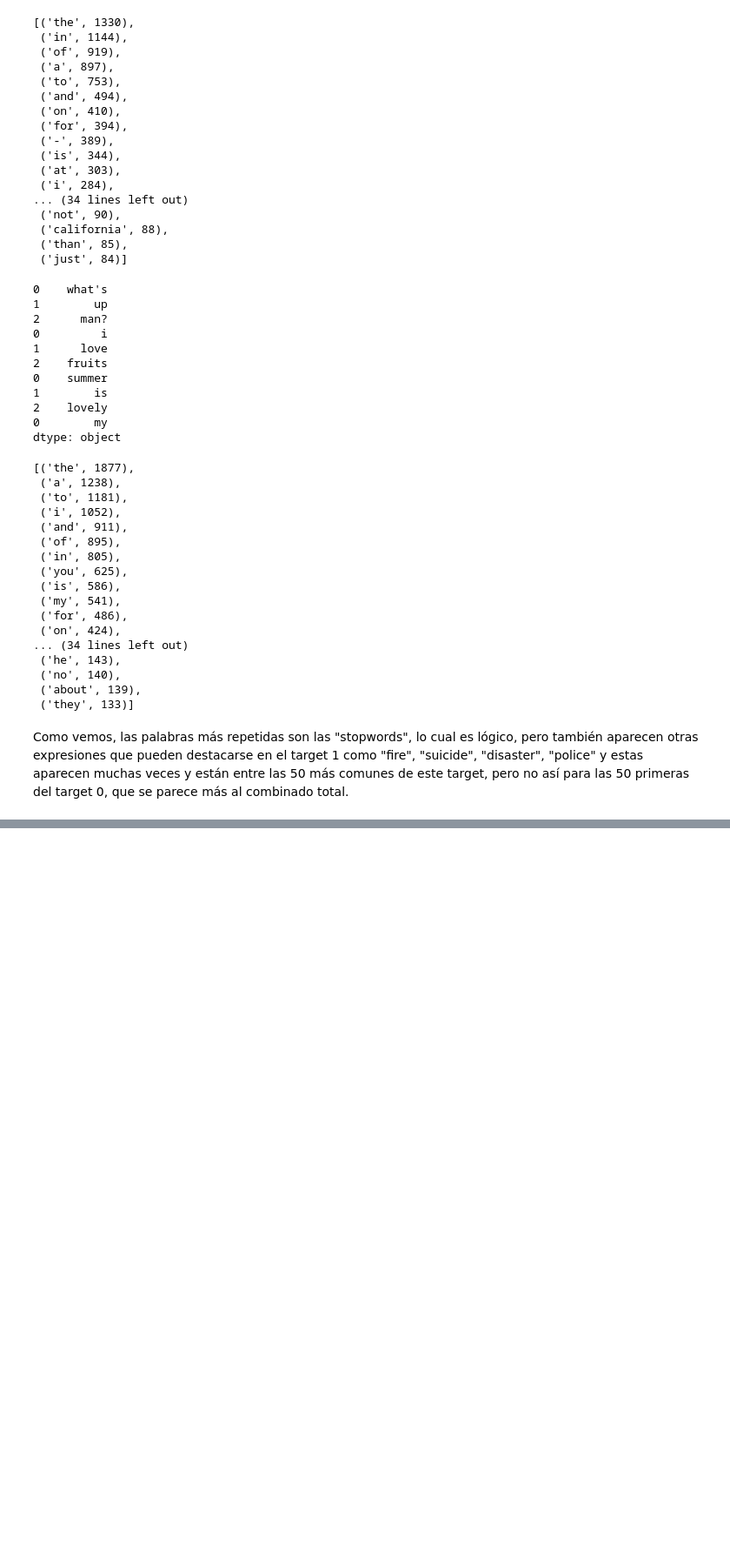
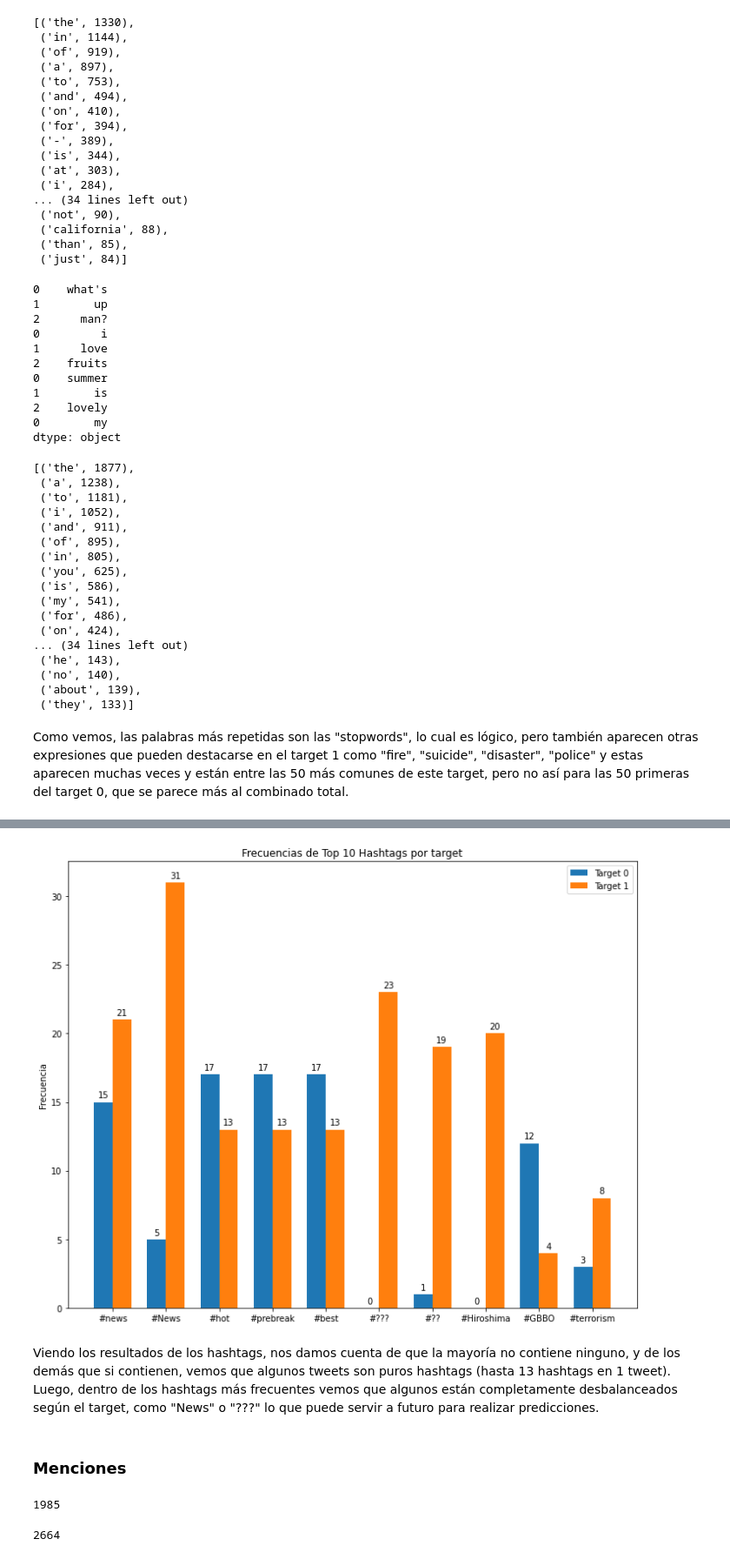
Before and after one commit to ffelfis/Orga_Datos_TPs, a Jupyter notebook: TP1/tweets.ipynb, the cells around one changed output, grey strips where cells are left out. Shown at 87% size. Saved outputs shown, nothing was run; the diff lists cells and outputs as text; code cells hidden in the pictures; blank space fills up the shorter version.

Commit message:
Se agregó Hashtags_y_Menciones al notebook principal.

```diff
--- a/TP1/tweets.ipynb
+++ b/TP1/tweets.ipynb
@@ -547,0 +552,2 @@ Como vemos, las palabras más repetidas son las "stopwords", lo cual es lógico,
+# %%
+df = pd.read_csv('train.csv')
@@ -547,0 +650,4 @@ Como vemos, las palabras más repetidas son las "stopwords", lo cual es lógico,
+# %%
+top_10_hashtags = Counter(hashtags).most_common(10)
+#Top 10 hashtags con frecuencias
+top_10_hashtags
@@ -547,0 +665,14 @@ Como vemos, las palabras más repetidas son las "stopwords", lo cual es lógico,
+# %%
+cant_top_10_hashtags_por_target = []
+for x in top_10_hashtags:
+    cant_top_10_hashtags_por_target.append([x[0], 0, 0])
+# %%
+index = 0
+for x in df["text"]:
+    for i in x:
+        if i in [j[0] for j in top_10_hashtags]:
+            if df.loc[index]["target"] == 0:
+                cant_top_10_hashtags_por_target[[j[0] for j in top_10_hashtags].index(i)][1] += 1
+            else:
+                cant_top_10_hashtags_por_target[[j[0] for j in top_10_hashtags].index(i)][2] += 1
+    index += 1
@@ -547,0 +693,38 @@ Como vemos, las palabras más repetidas son las "stopwords", lo cual es lógico,
+# %%
+ancho = 0.35
+x = pd.array(range(len(cant_top_10_hashtags_por_target)))
+fig, ax = plt.subplots()
+fig.set_size_inches(10, 8)
+rects1 = ax.bar(x - ancho/2, [i[1] for i in cant_top_10_hashtags_por_target], ancho, label='Target 0')
+rects2 = ax.bar(x + ancho/2, [i[2] for i in cant_top_10_hashtags_por_target], ancho, label='Target 1')
+
+ax.set_ylabel('Frecuencia')
+ax.set_title('Frecuencias de Top 10 Hashtags por target')
+ax.set_xticks(x)
+ax.set_xticklabels([i[0] for i in cant_top_10_hashtags_por_target])
+ax.legend()
+
+
+def autolabel(rects):
+    """Attach a text label above each bar in *rects*, displaying its height."""
+    for rect in rects:
+        height = rect.get_height()
+        ax.annotate('{}'.format(height),
+                    xy=(rect.get_x() + rect.get_width() / 2, height),
+                    xytext=(0, 3),  # 3 points vertical offset
+                    textcoords="offset points",
+                    ha='center', va='bottom')
+
+
+autolabel(rects1)
+autolabel(rects2)
+
+fig.tight_layout()
+
+plt.show()
+# %% [output]
+[figure, added]
+# %% [markdown]
+Viendo los resultados de los hashtags, nos damos cuenta de que la mayoría no contiene ninguno, y de los demás que si contienen, vemos que algunos tweets son puros hashtags (hasta 13 hashtags en 1 tweet). Luego, dentro de los hashtags más frecuentes vemos que algunos están completamente desbalanceados según el target, como "News" o "???" lo que puede servir a futuro para realizar predicciones.
+# %% [markdown]
+### Menciones
@@ -547,0 +740,10 @@ Como vemos, las palabras más repetidas son las "stopwords", lo cual es lógico,
+# %%
+#Número total de tweets con menciones
+df["nro_menciones_en_tweet"].map(lambda x: 1 if x>0 else 0).sum()
+# %% [output]
+1985
+# %%
+#Número total de menciones
+df["nro_menciones_en_tweet"].sum()
+# %% [output]
+2664
```
Also changed, not shown: parts of 26 cells of this notebook.
